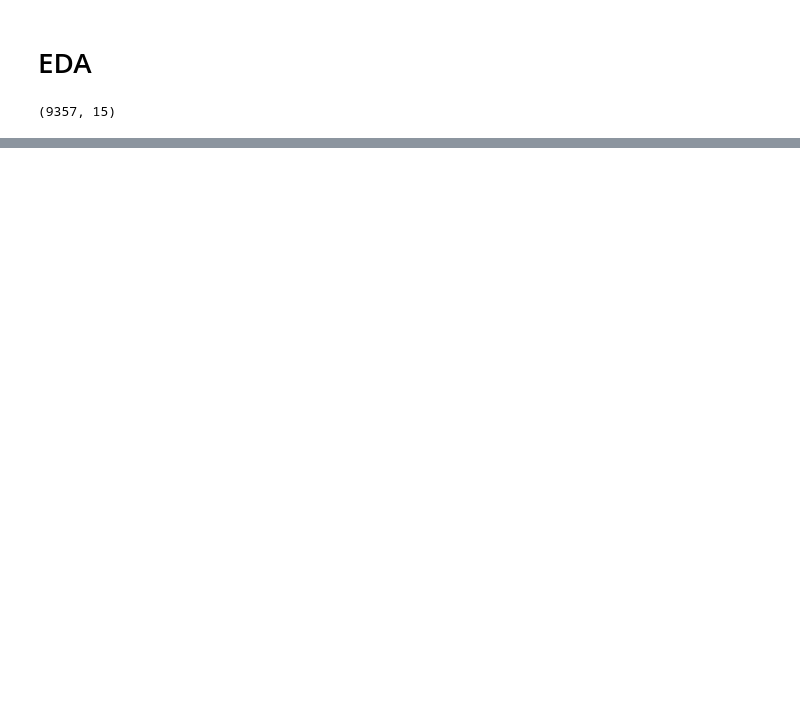
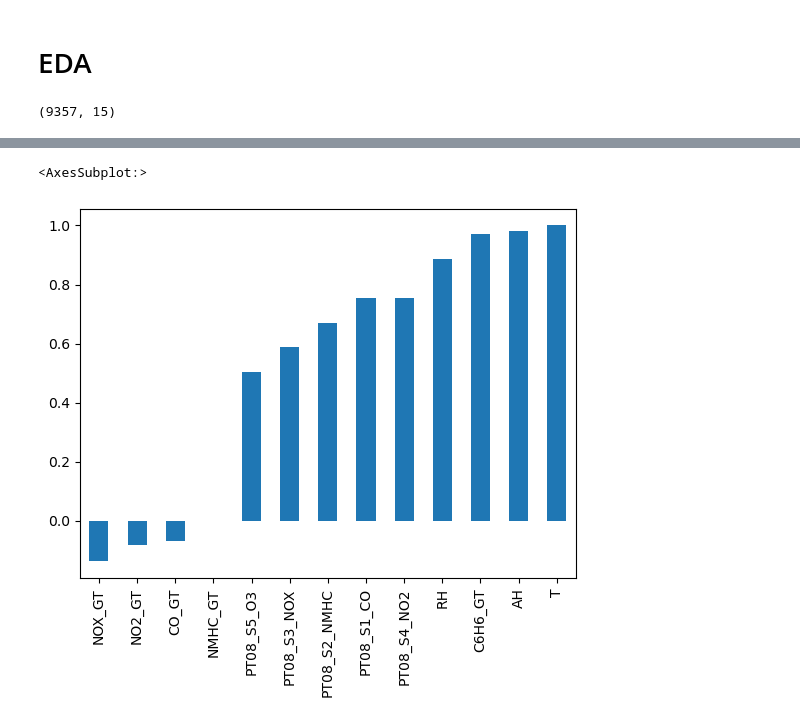
Before and after one commit to ubco-W2022T1-cosc301/project-group38, a Jupyter notebook: notebooks/analysis2(abhiek).ipynb, the cells around one changed output, grey strips where cells are left out. Drawn from its saved outputs; the diff is of its cells as text; code cells hidden in the pictures; blank space fills up the shorter version.

```diff
--- a/notebooks/analysis2(abhiek).ipynb
+++ b/notebooks/analysis2(abhiek).ipynb
@@ -138,0 +81,6 @@ AirQuality.corr()
+# %%
+df1 = data.corr()
+
+df1 = df1["T"].sort_values( axis=0, ascending=True, inplace=False, kind='quicksort', na_position='last', ignore_index=False, key=None)
+
+display(df1)
@@ -139 +102,6 @@ AirQuality.corr()
+# %%
+df1.plot.bar()
+# %% [output]
+<AxesSubplot:>
+[figure, added]
 # %%
```
Also changed, not shown: parts of 9 cells of this notebook, 1 other file.
